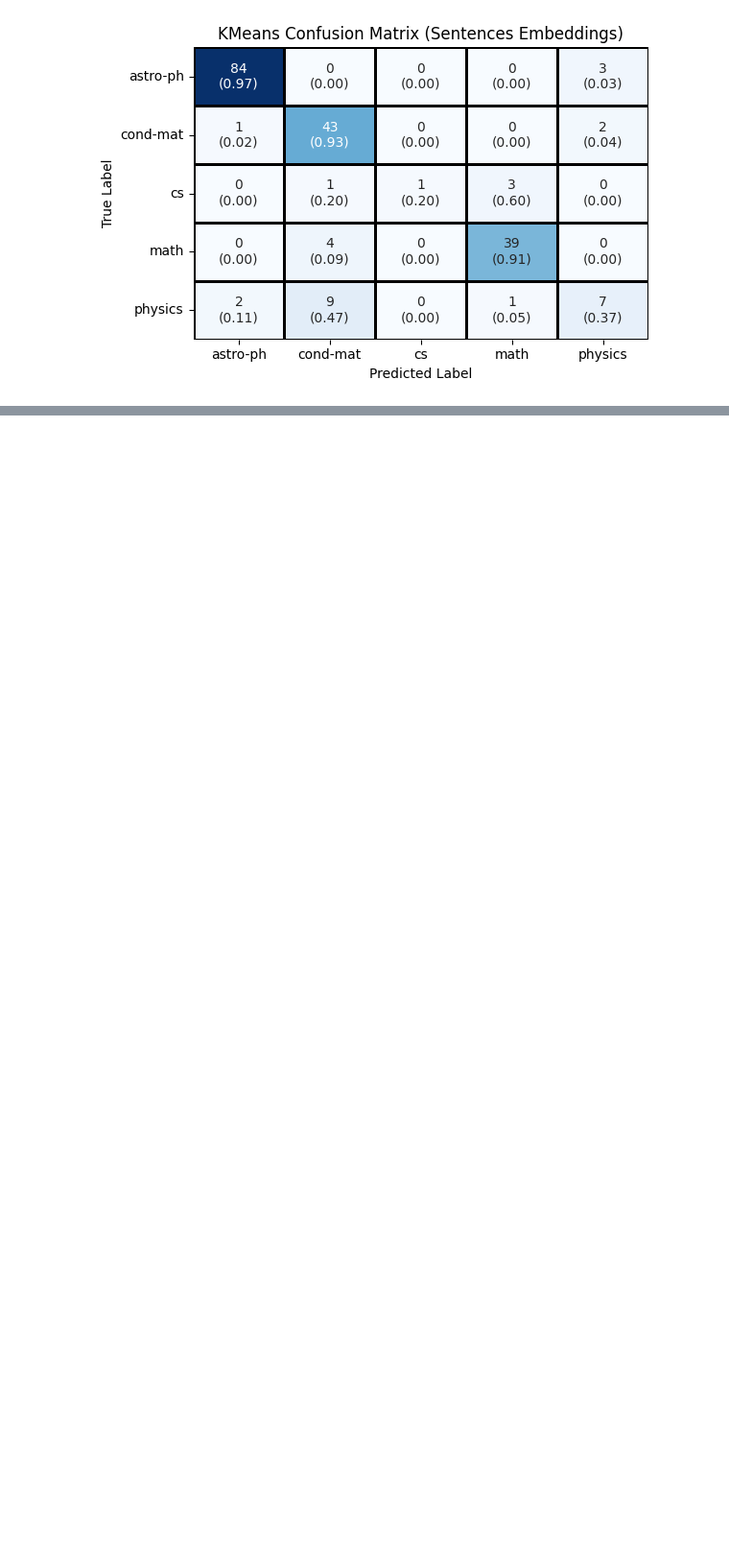
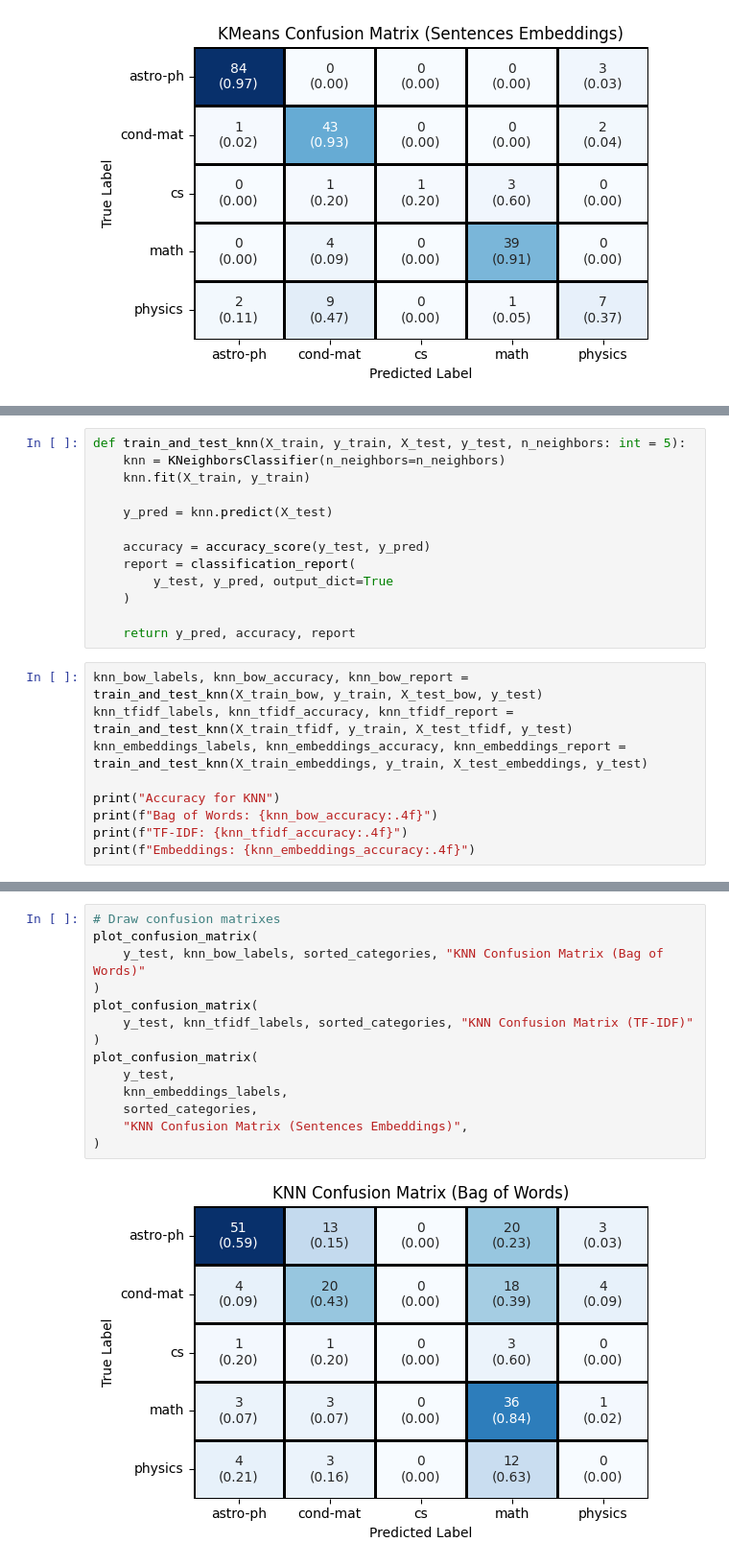
Before and after one commit to thanhvyttv/aio2025_study, a Jupyter notebook: Module3/3.1.topic_classification.ipynb, the cells around one changed output, grey strips where cells are left out. Shown at 96% size. Drawn from its saved outputs; the diff is of its cells as text; blank space fills up the shorter version.

```diff
--- a/Module3/3.1.topic_classification.ipynb
+++ b/Module3/3.1.topic_classification.ipynb
@@ -448,0 +455,22 @@ plot_confusion_matrix(
+# %%
+def train_and_test_knn(X_train, y_train, X_test, y_test, n_neighbors: int = 5):
+    knn = KNeighborsClassifier(n_neighbors=n_neighbors)
+    knn.fit(X_train, y_train)
+
+    y_pred = knn.predict(X_test)
+
+    accuracy = accuracy_score(y_test, y_pred)
+    report = classification_report(
+        y_test, y_pred, output_dict=True
+    )
+
+    return y_pred, accuracy, report
+# %%
+knn_bow_labels, knn_bow_accuracy, knn_bow_report = train_and_test_knn(X_train_bow, y_train, X_test_bow, y_test)
+knn_tfidf_labels, knn_tfidf_accuracy, knn_tfidf_report = train_and_test_knn(X_train_tfidf, y_train, X_test_tfidf, y_test)
+knn_embeddings_labels, knn_embeddings_accuracy, knn_embeddings_report = train_and_test_knn(X_train_embeddings, y_train, X_test_embeddings, y_test)
+
+print("Accuracy for KNN")
+print(f"Bag of Words: {knn_bow_accuracy:.4f}")
+print(f"TF-IDF: {knn_tfidf_accuracy:.4f}")
+print(f"Embeddings: {knn_embeddings_accuracy:.4f}")
@@ -448,0 +482,16 @@ plot_confusion_matrix(
+# %%
+# Draw confusion matrixes
+plot_confusion_matrix(
+    y_test, knn_bow_labels, sorted_categories, "KNN Confusion Matrix (Bag of Words)"
+)
+plot_confusion_matrix(
+    y_test, knn_tfidf_labels, sorted_categories, "KNN Confusion Matrix (TF-IDF)"
+)
+plot_confusion_matrix(
+    y_test,
+    knn_embeddings_labels,
+    sorted_categories,
+    "KNN Confusion Matrix (Sentences Embeddings)",
+)
+# %% [output]
+[figure, added]
```
Also changed, not shown: parts of 5 cells of this notebook.
